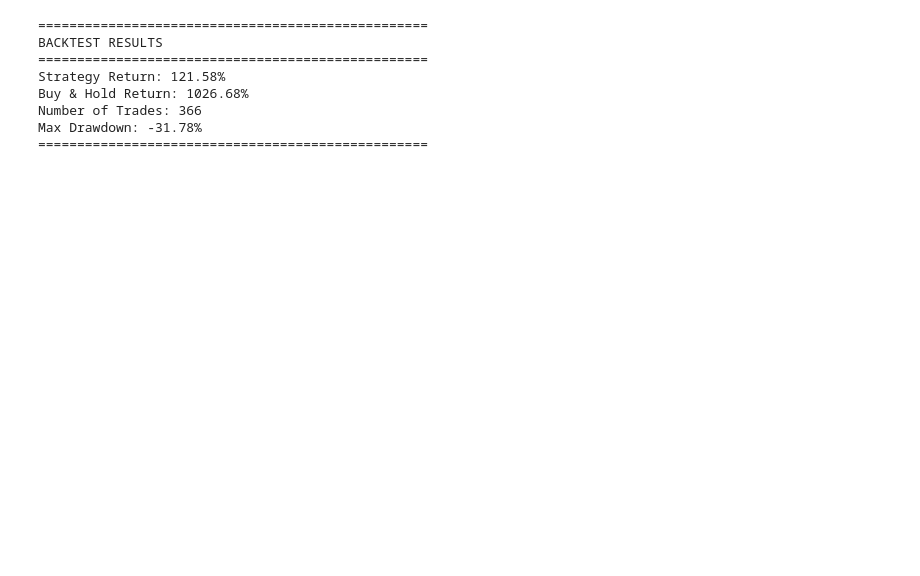
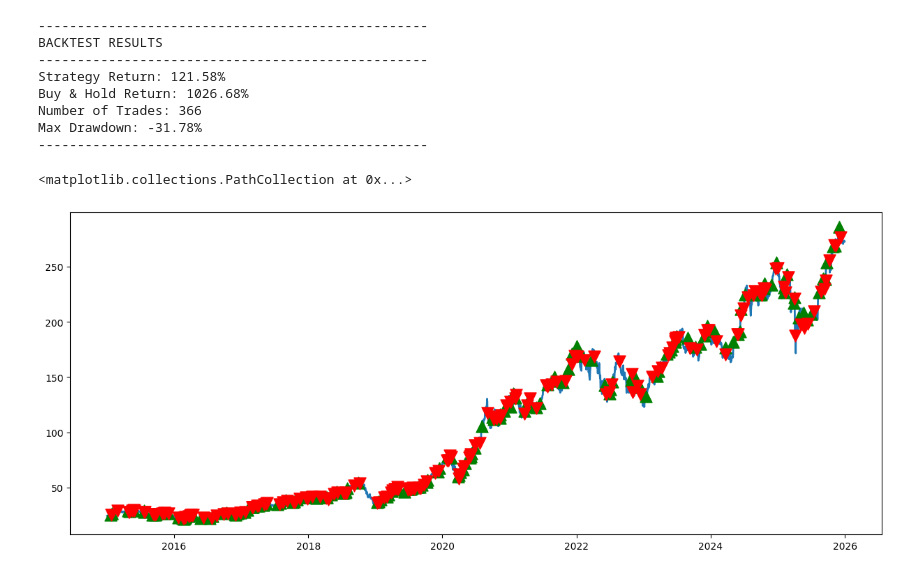
Before and after one commit to sivapira/Momentum_Trading_Project_FM, a Jupyter notebook: rateofchangeusingbacktest.ipynb, the cells around one changed output. Cells and saved outputs as stored; diff of their text form; code cells hidden in the pictures; blank space fills up the shorter version.

Commit message:
Trade Signal Chart

```diff
--- a/rateofchangeusingbacktest.ipynb
+++ b/rateofchangeusingbacktest.ipynb
@@ -16,36 +16,49 @@ def roc_strategy(prices: pd.Series, data: pd.DataFrame, params: dict) -> pd.Seri
     return signal
 
 # run backtest
 params = {'roc_n': 10, 'roc_threshold': 3.0} # dictionary of parameters to pass to strategy
 
 trade_result = run_backtest(
     ticker='AAPL',
     start='2015-01-01',
     end='2025-12-31',
     strategy_fn=roc_strategy, #use strat function just created to decide when to be long or in cash
     strategy_params=params
 )
 
 # deliverables
 total_return = (trade_result.results['ending_value_strategy'] / trade_result.results['initial_capital'] - 1) * 100
 buyhold_return = (trade_result.results['ending_value_buyhold'] / trade_result.results['initial_capital'] - 1) * 100
 num_trades = int(trade_result.results['trades'])
 #just fetching the relevant metrics from the backtest results to print out in a nice format
 
-print("\n" + "="*50)
+print("\n" + "-"*50)
 print("BACKTEST RESULTS")
-print("="*50)
+print("-"*50)
 print(f"Strategy Return: {total_return:.2f}%")
 print(f"Buy & Hold Return: {buyhold_return:.2f}%")
 print(f"Number of Trades: {num_trades}")
 print(f"Max Drawdown: {trade_result.results['max_drawdown_strategy']*100:.2f}%")
-print("="*50)
+print("-"*50)
+
+# Price Signals Plot
+buy = result.position.diff() == 1
+sell = trade_result.position.diff() == -1
+
+plt.figure(figsize=(15, 6))
+plt.plot(trade_result.prices.index, trade_result.prices, label='Price', linewidth=2)
+plt.scatter(trade_result.prices[buy].index, trade_result.prices[buy],
+           marker='^', color='green', s=150, label='Buy', zorder=5)
+plt.scatter(trade_result.prices[sell].index, trade_result.prices[sell],
+           marker='v', color='red', s=150, label='Sell', zorder=5)
 # %% [output]
-==================================================
+--------------------------------------------------
 BACKTEST RESULTS
-==================================================
+--------------------------------------------------
 Strategy Return: 121.58%
 Buy & Hold Return: 1026.68%
 Number of Trades: 366
 Max Drawdown: -31.78%
-==================================================
+--------------------------------------------------
+<matplotlib.collections.PathCollection at 0x...>
+[figure, added]
```
